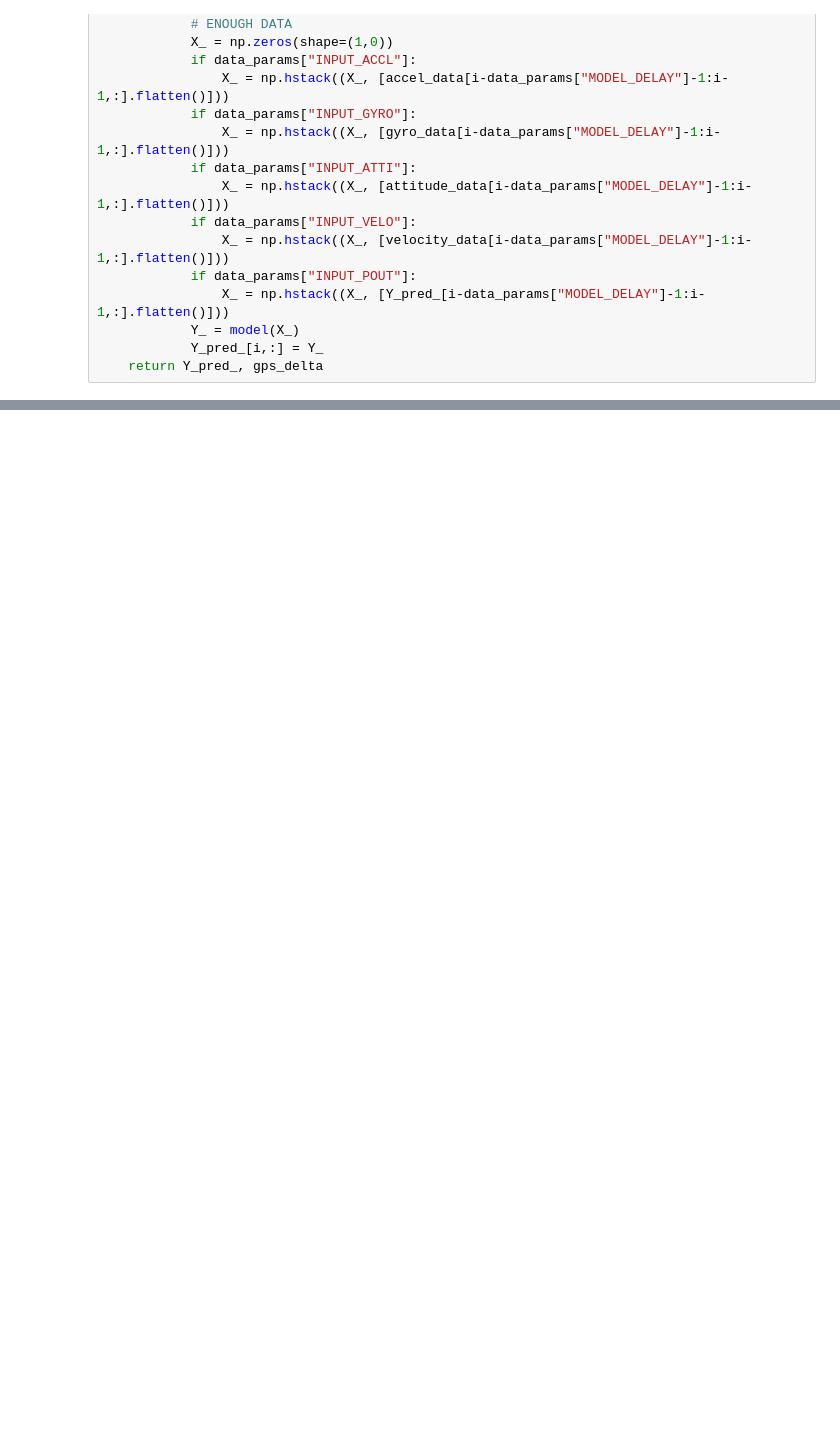
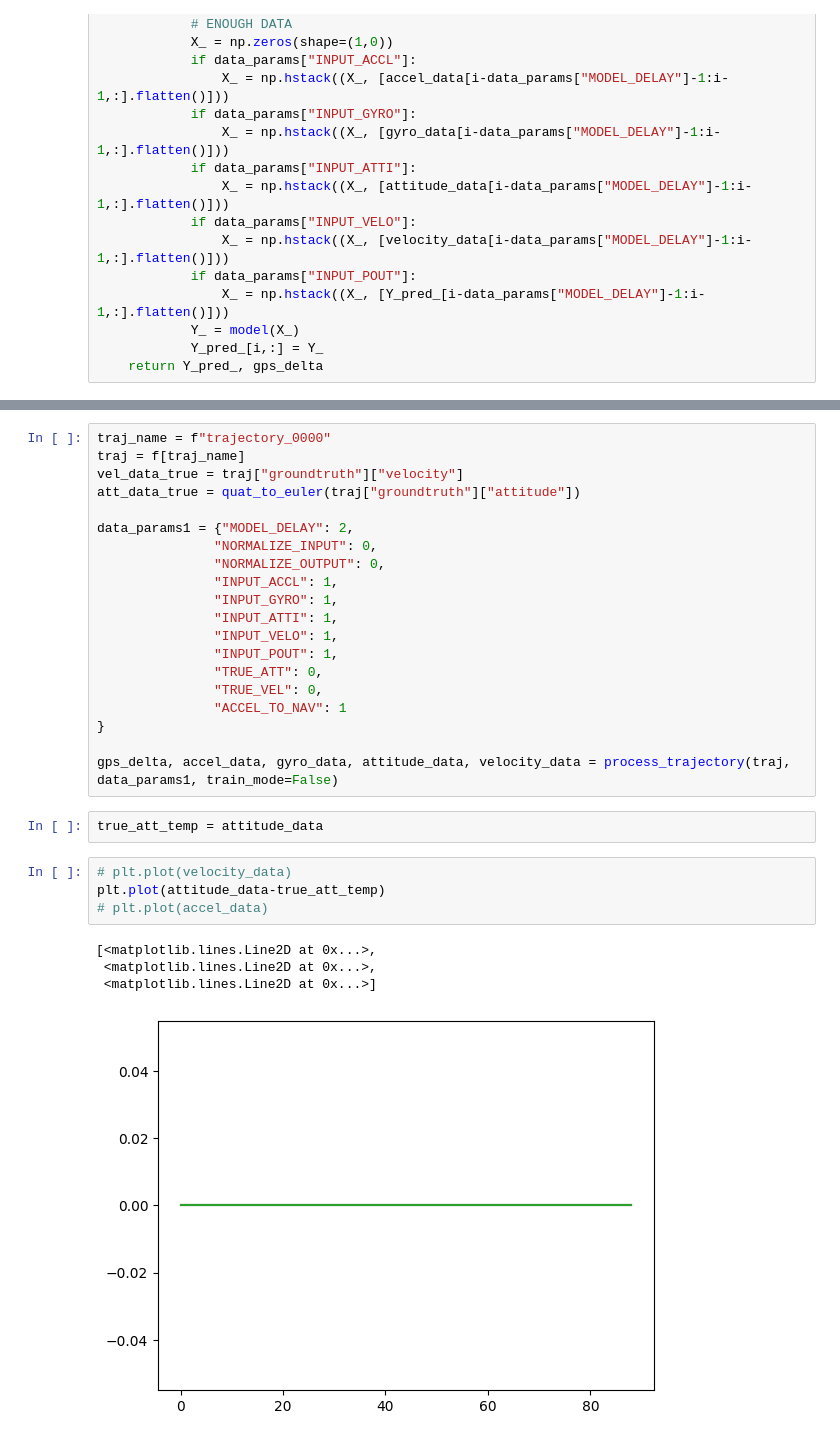
Before and after one commit to ZYVE255/encs6181_project, a Jupyter notebook: drone_sim_dcm.ipynb, the cells around one changed output, grey strips where cells are left out. Drawn from its saved outputs; the diff is of its cells as text; blank space fills up the shorter version.

```diff
--- a/drone_sim_dcm.ipynb
+++ b/drone_sim_dcm.ipynb
@@ -405,0 +425,31 @@ LS: [0.7876271  1.34421689 0.9927943 ]
+# %%
+traj_name = f"trajectory_0000"
+traj = f[traj_name]
+vel_data_true = traj["groundtruth"]["velocity"]
+att_data_true = quat_to_euler(traj["groundtruth"]["attitude"])
+
+data_params1 = {"MODEL_DELAY": 2,
+               "NORMALIZE_INPUT": 0,
+               "NORMALIZE_OUTPUT": 0,
+               "INPUT_ACCL": 1,
+               "INPUT_GYRO": 1,
+               "INPUT_ATTI": 1,
+               "INPUT_VELO": 1,
+               "INPUT_POUT": 1,
+               "TRUE_ATT": 0,
+               "TRUE_VEL": 0,
+               "ACCEL_TO_NAV": 1
+}
+
+gps_delta, accel_data, gyro_data, attitude_data, velocity_data = process_trajectory(traj, data_params1, train_mode=False)
+# %%
+true_att_temp = attitude_data
+# %%
+# plt.plot(velocity_data)
+plt.plot(attitude_data-true_att_temp)
+# plt.plot(accel_data)
+# %% [output]
+[<matplotlib.lines.Line2D at 0x...>,
+ <matplotlib.lines.Line2D at 0x...>,
+ <matplotlib.lines.Line2D at 0x...>]
+[figure, added]
```
Also changed, not shown: parts of 21 cells of this notebook.
